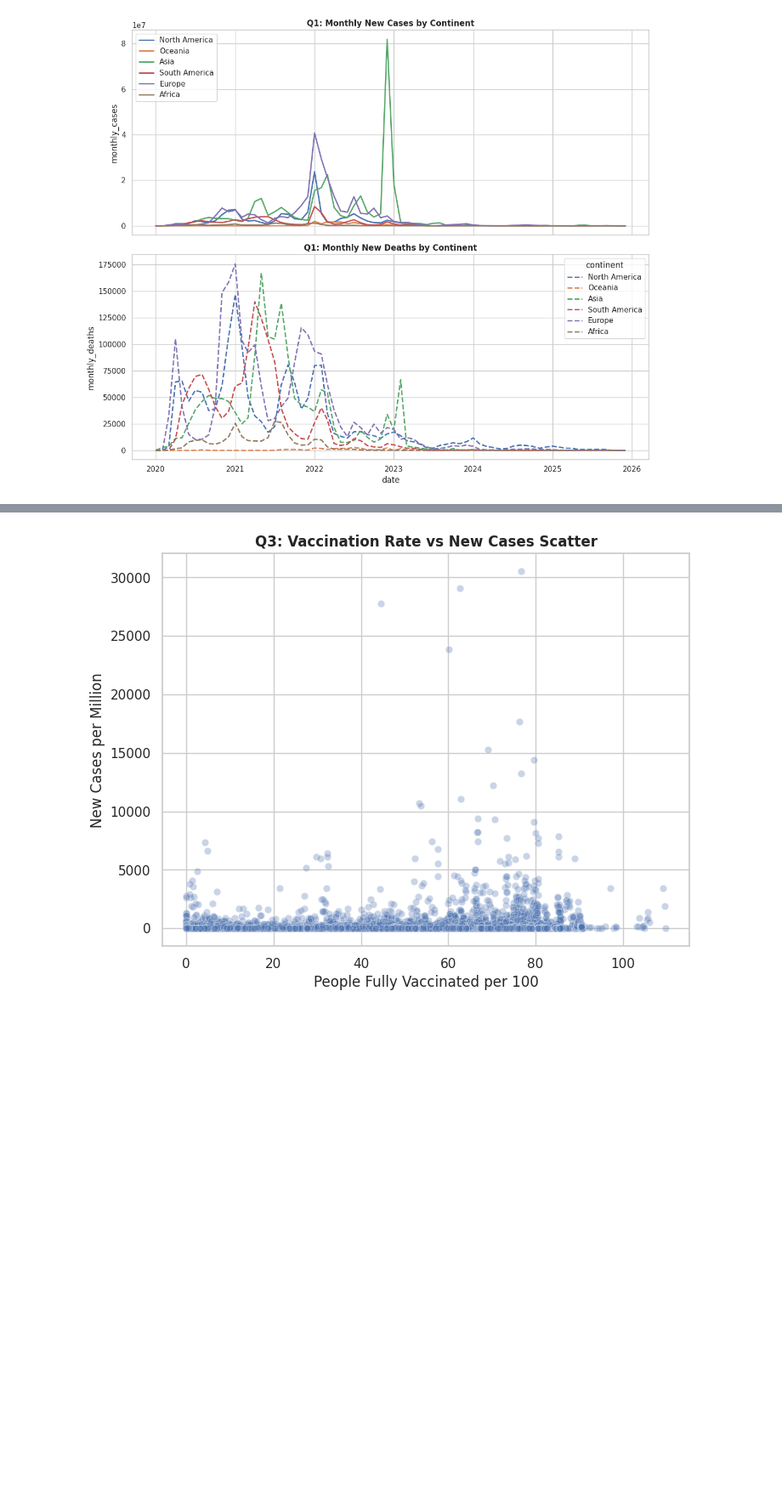
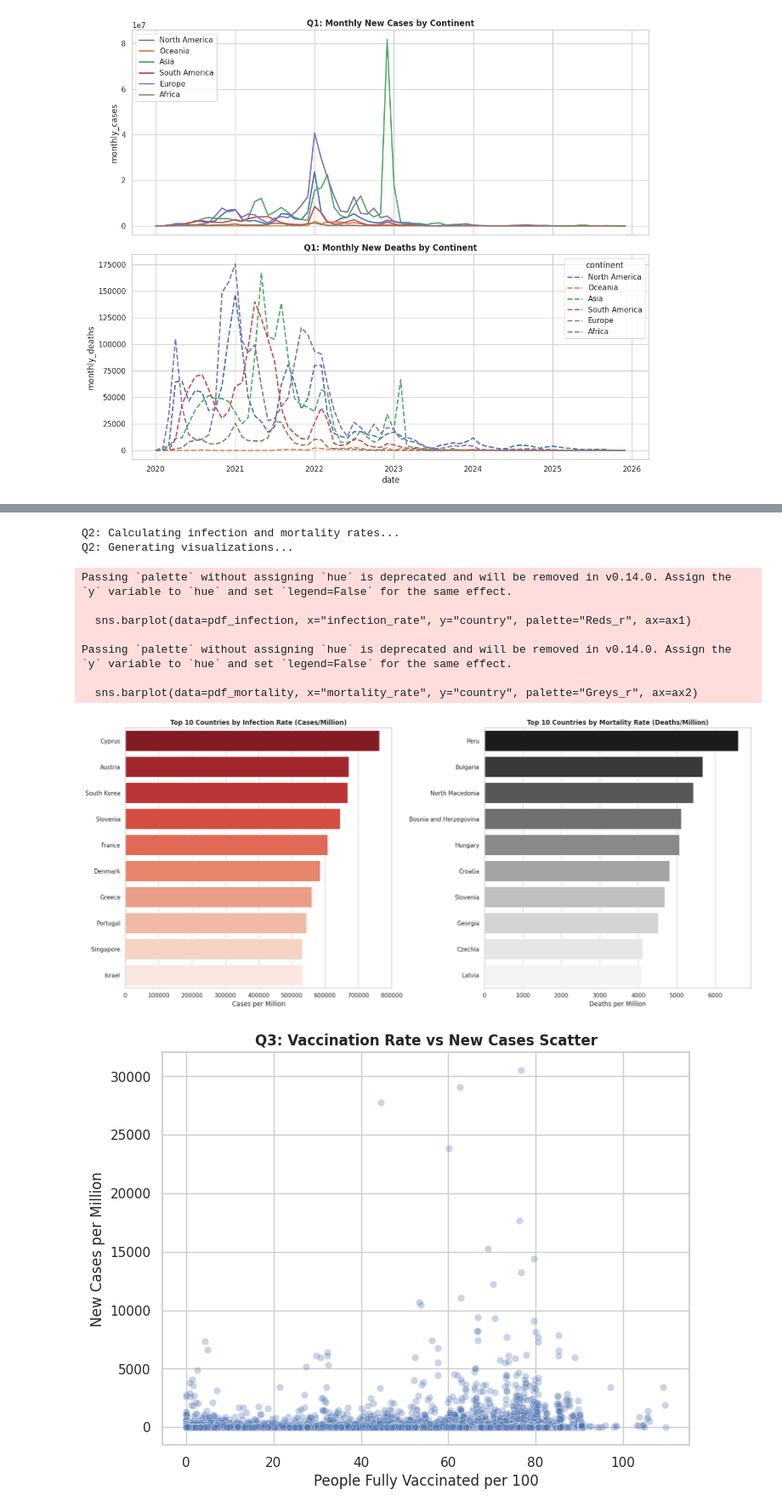
Before and after one commit to ByFan-coder/COVID-19-Big-Data-Analytics-and-Visualization, a Jupyter notebook: Spark_pro.ipynb, the cells around one changed output, grey strips where cells are left out. Shown at 85% size. Cells and saved outputs as stored; diff of their text form; code cells hidden in the pictures; blank space fills up the shorter version.

```diff
--- a/Spark_pro.ipynb
+++ b/Spark_pro.ipynb
@@ -184,3 +148,63 @@ Passing `palette` without assigning `hue` is deprecated and will be removed in v
+# %%
+import pandas as pd
+import matplotlib.pyplot as plt
+import seaborn as sns
+from pyspark.sql import SparkSession
+from pyspark.sql.functions import col, sum, max, month, year
+
+try:
+    spark
+except NameError:
+    spark = SparkSession.builder.appName("Q2").master("local[*]").getOrCreate()
+
+dws_path = "warehouse/dws/q2_rates"
+df_clean = spark.read.parquet("warehouse/dwd/covid_clean")
+
+if check_cols(df_clean, ["total_cases_per_million", "total_deaths_per_million", "population"]):
+    print("Q2: Calculating infection and mortality rates...")
+
+    df_q2 = df_clean.filter(col("population") > 1000000) \
+        .groupBy("country") \
+        .agg(
+            max("total_cases_per_million").alias("infection_rate"),
+            max("total_deaths_per_million").alias("mortality_rate")
+        )
+
+    df_q2.write.mode("overwrite").parquet(dws_path)
+
+    print("Q2: Generating visualizations...")
+
+
+    pdf_infection = spark.read.parquet(dws_path).orderBy(col("infection_rate").desc()).limit(10).toPandas()
+
+    pdf_mortality = spark.read.parquet(dws_path).orderBy(col("mortality_rate").desc()).limit(10).toPandas()
+
+    sns.set_theme(style="whitegrid")
+    fig, (ax1, ax2) = plt.subplots(1, 2, figsize=(18, 8))
+
+    sns.barplot(data=pdf_infection, x="infection_rate", y="country", palette="Reds_r", ax=ax1)
+    ax1.set_title("Top 10 Countries by Infection Rate (Cases/Million)", fontweight='bold')
+    ax1.set_xlabel("Cases per Million")
+    ax1.set_ylabel("")
+
+    sns.barplot(data=pdf_mortality, x="mortality_rate", y="country", palette="Greys_r", ax=ax2)
+    ax2.set_title("Top 10 Countries by Mortality Rate (Deaths/Million)", fontweight='bold')
+    ax2.set_xlabel("Deaths per Million")
+    ax2.set_ylabel("")
+
+    plt.tight_layout()
+    plt.show()
+# %% [output]
+Q2: Calculating infection and mortality rates...
+Q2: Generating visualizations...
+Passing `palette` without assigning `hue` is deprecated and will be removed in v0.14.0. Assign the `y` variable to `hue` and set `legend=False` for the same effect.
+
+  sns.barplot(data=pdf_infection, x="infection_rate", y="country", palette="Reds_r", ax=ax1)
+
+Passing `palette` without assigning `hue` is deprecated and will be removed in v0.14.0. Assign the `y` variable to `hue` and set `legend=False` for the same effect.
+
+  sns.barplot(data=pdf_mortality, x="mortality_rate", y="country", palette="Greys_r", ax=ax2)
+[figure, added]
 # %%
 #Q3
 
```
Also changed, not shown: parts of 6 cells of this notebook.
